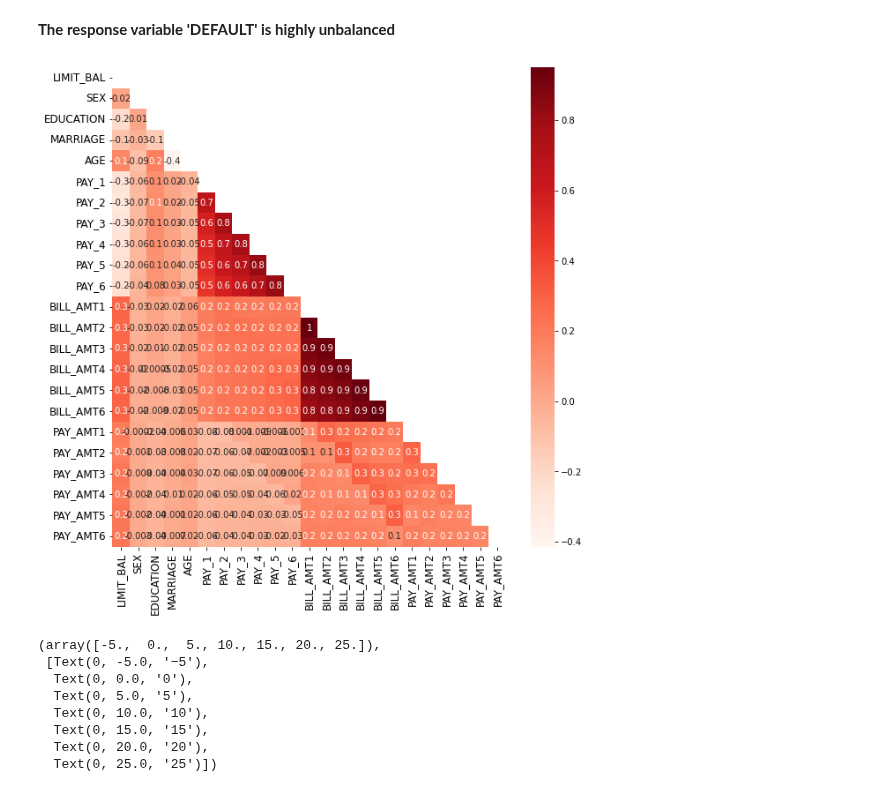
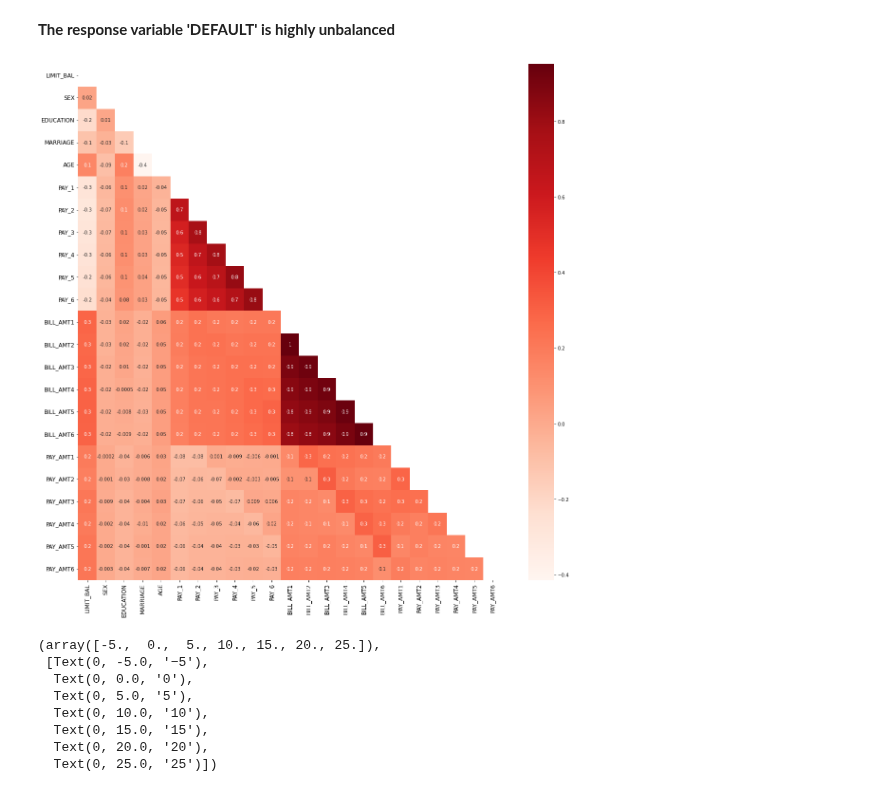
Before and after one commit to pagrkonecta/Konecta_Test, a Jupyter notebook: Konecta_Test_PAGR.ipynb, the cells around one changed output. Drawn from its saved outputs; the diff is of its cells as text; code cells hidden in the pictures.

```diff
--- a/Konecta_Test_PAGR.ipynb
+++ b/Konecta_Test_PAGR.ipynb
@@ -252,14 +252,14 @@ plt.show()
 **The response variable 'DEFAULT' is highly unbalanced**
 # %%
 #Plot correlation plot
-plt.figure(figsize=(10, 10))
+plt.figure(figsize=(20, 20))
 corr_mask = np.triu(df.corr())
 h_map = sns.heatmap(df.corr(), mask=corr_mask, annot=True, cmap='Reds',fmt='.1g', xticklabels='auto')
 plt.yticks(rotation=360, fontsize= 12)
 plt.xticks(rotation=90, fontsize= 12)
 plt.show()
 # %% [output]
-[figure, old version]
+[figure, new version]
 # %%
 # Standard Scaler to idenfity outliers
 from sklearn.preprocessing import StandardScaler
```
